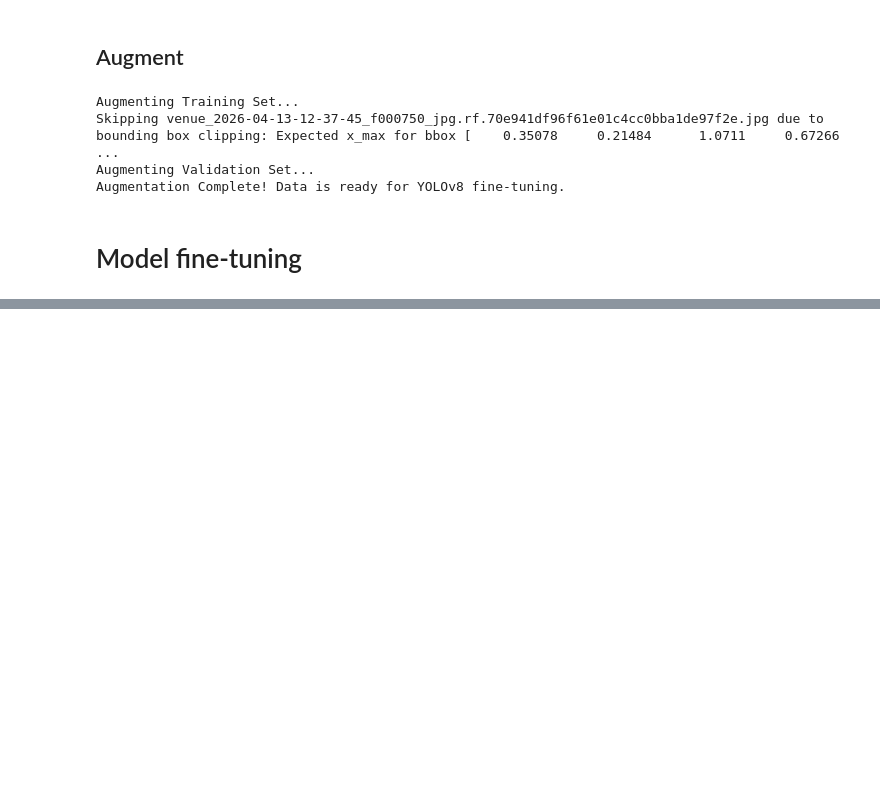
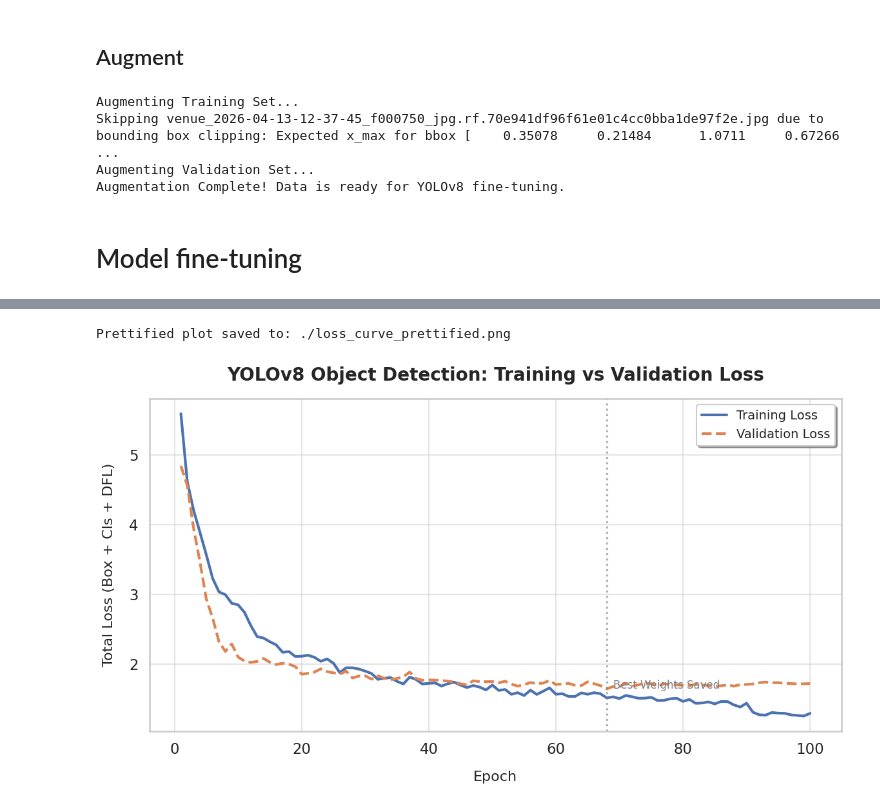
Before and after one commit to Mohamed0-0Mourad/Bowl_Score, a Jupyter notebook: cv-pipeline/notebooks/01_train_yolov8.ipynb, the cells around one changed output, grey strips where cells are left out. Drawn from its saved outputs; the diff is of its cells as text; code cells hidden in the pictures; blank space fills up the shorter version.

```diff
--- a/cv-pipeline/notebooks/01_train_yolov8.ipynb
+++ b/cv-pipeline/notebooks/01_train_yolov8.ipynb
@@ -97,2 +127,5 @@ print(f"Mean Average Precision (mAP50-95): {metrics.box.map}")
 # %%
-plot_metrics()
+plot_metrics.plot_prettified_loss("/home/maro/final-projects/Bowl_Score/cv-pipeline/runs/detect/bowling_tracker/v3_yolo26_dropout/results.csv")
+# %% [output]
+Prettified plot saved to: ./loss_curve_prettified.png
+[figure, added]
```
Also changed, not shown: parts of 3 cells of this notebook.
